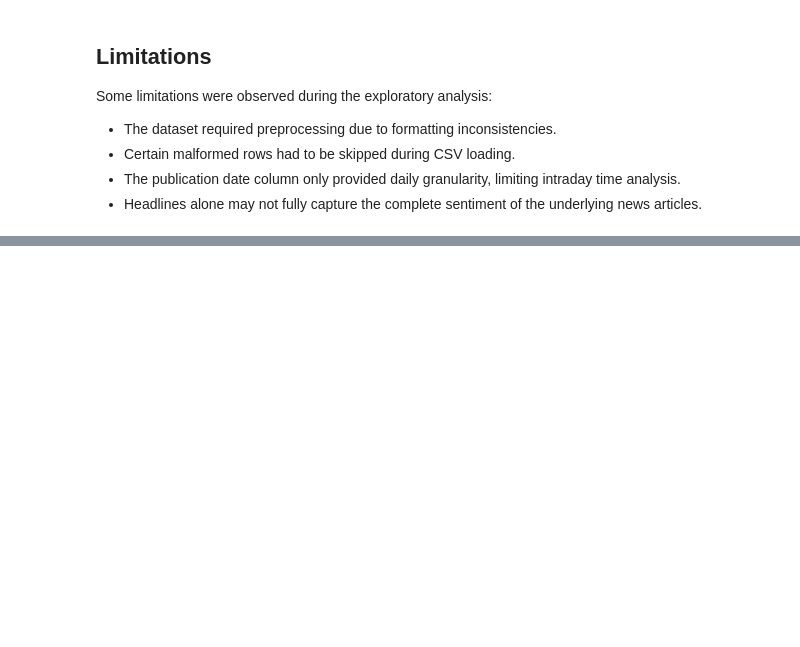
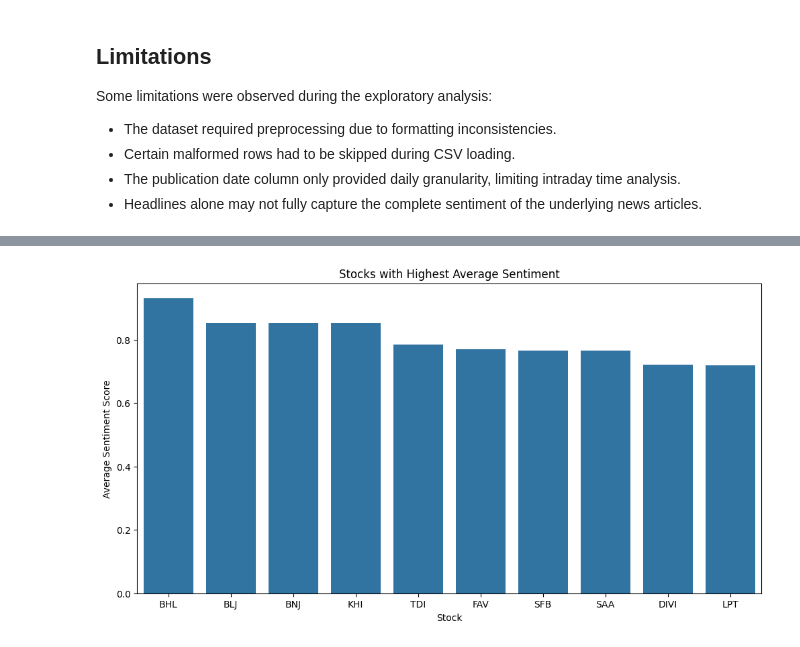
Before and after one commit to Viv-la/news-sentiment-analysis, a Jupyter notebook: notebooks/news_EDA.ipynb, the cells around one changed output, grey strips where cells are left out. Saved outputs shown, nothing was run; the diff lists cells and outputs as text; code cells hidden in the pictures; blank space fills up the shorter version.

```diff
--- a/notebooks/news_EDA.ipynb
+++ b/notebooks/news_EDA.ipynb
@@ -540,0 +604,8 @@ Some limitations were observed during the exploratory analysis:
+# %%
+stock_sentiment = (
+    news_df.groupby("stock")["sentiment_score"]
+    .mean()
+    .sort_values(ascending=False)
+)
+
+stock_sentiment.head(10)
@@ -540,0 +625,17 @@ Some limitations were observed during the exploratory analysis:
+# %%
+top_sentiment = stock_sentiment.head(10)
+
+plt.figure(figsize=(12,6))
+
+sns.barplot(
+    x=top_sentiment.index,
+    y=top_sentiment.values
+)
+
+plt.title("Stocks with Highest Average Sentiment")
+plt.xlabel("Stock")
+plt.ylabel("Average Sentiment Score")
+
+plt.show()
+# %% [output]
+[figure, added]
```
Also changed, not shown: parts of 10 cells of this notebook.
